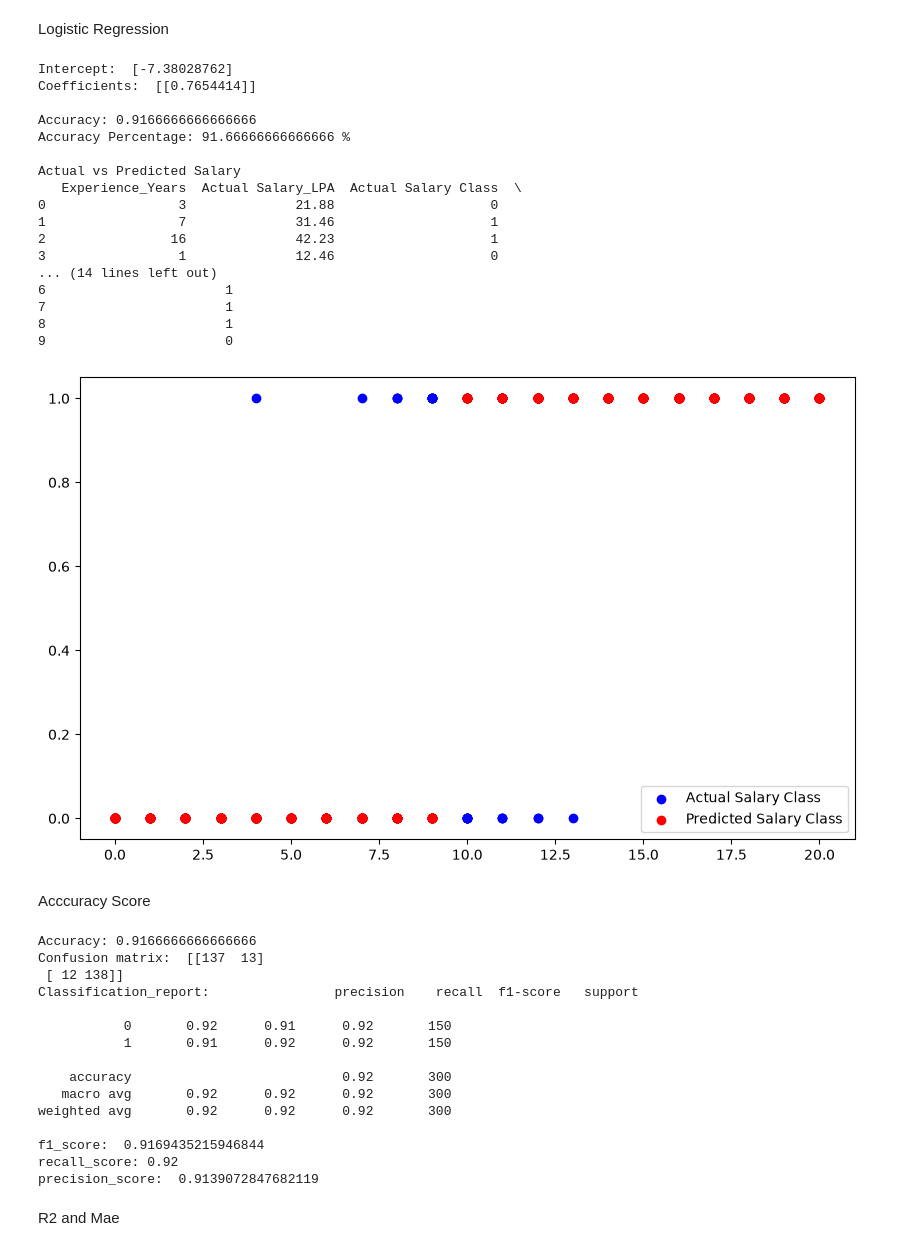
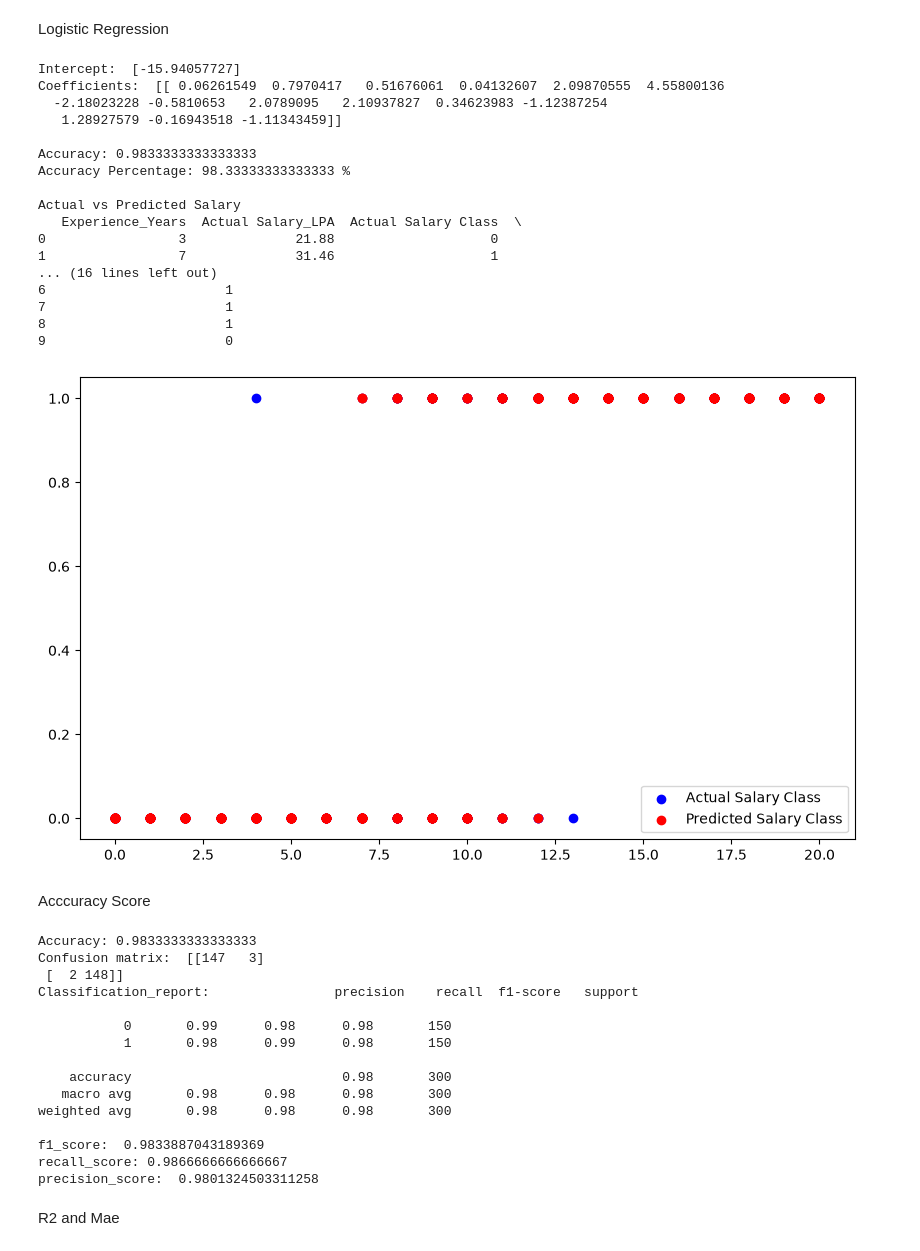
Before and after one commit to asifrahmanshaik27/AIML-PROJECT, a Jupyter notebook: Logistic_Regression.ipynb, the cells around one changed output. Saved outputs shown, nothing was run; the diff lists cells and outputs as text; code cells hidden in the pictures.

```diff
--- a/Logistic_Regression.ipynb
+++ b/Logistic_Regression.ipynb
@@ -51,8 +51,24 @@ from sklearn.metrics import accuracy_score
 df["Salary_Class"] = (
     df["Salary_LPA"] >= df["Salary_LPA"].median()
 ).astype(int)
+X = df[
+    [
+        'Age',
+        'Experience_Years',
+        'Education_Level',
+        'Job_Level',
+        'Department',
+        'Performance_Score',
+        'Weekly_Working_Hours'
+    ]
+]
 
-X = df[["Experience_Years"]]
+y = df['Salary_Class']
+X = pd.get_dummies(
+    X,
+    columns=['Education_Level', 'Job_Level', 'Department'],
+    drop_first=True
+)
 y = df["Salary_Class"]
 
 X_train, X_test, y_train, y_test = train_test_split(
@@ -88,41 +104,41 @@ print(results.head(10))
 
 plt.figure(figsize=(10, 6))
 plt.scatter(
     X_test["Experience_Years"],
     y_test,
     color="blue",
     label="Actual Salary Class"
 )
 plt.scatter(
     X_test["Experience_Years"],
     y_pred,
     color="red",
     label="Predicted Salary Class"
 )
 plt.xlabel = ("Experience_Years")
 plt.ylabel = ("Salary Class")
 plt.title = ("Actual vs Predicted Salary Class")
 plt.legend()
 plt.show()
 # %% [output]
-Intercept:  [-7.38028762]
-Coefficients:  [[0.7654414]]
+Intercept:  [-15.94057727]
+Coefficients:  [[ 0.06261549  0.7970417   0.51676061  0.04132607  2.09870555  4.55800136
+  -2.18023228 -0.5810653   2.0789095   2.10937827  0.34623983 -1.12387254
+   1.28927579 -0.16943518 -1.11343459]]
 
-Accuracy: 0.9166666666666666
-Accuracy Percentage: 91.66666666666666 %
+Accuracy: 0.9833333333333333
+Accuracy Percentage: 98.33333333333333 %
 
 Actual vs Predicted Salary
    Experience_Years  Actual Salary_LPA  Actual Salary Class  \
 0                 3              21.88                    0
 1                 7              31.46                    1
-2                16              42.23                    1
-3                 1              12.46                    0
-... (14 lines left out)
+... (16 lines left out)
 6                       1
 7                       1
 8                       1
 9                       0
-[figure, old version]
+[figure, new version]
 # %%
 from sklearn.metrics import accuracy_score , confusion_matrix , classification_report , f1_score , recall_score , precision_score
 # %% [markdown]
@@ -141,21 +157,21 @@ print("recall_score:",recall_score)
 precision_score = precision_score(y_test,y_pred)
 print("precision_score: ",precision_score)
 # %% [output]
-Accuracy: 0.9166666666666666
-Confusion matrix:  [[137  13]
- [ 12 138]]
+Accuracy: 0.9833333333333333
+Confusion matrix:  [[147   3]
+ [  2 148]]
 Classification_report:                precision    recall  f1-score   support
 
-           0       0.92      0.91      0.92       150
-           1       0.91      0.92      0.92       150
+           0       0.99      0.98      0.98       150
+           1       0.98      0.99      0.98       150
 
-    accuracy                           0.92       300
-   macro avg       0.92      0.92      0.92       300
-weighted avg       0.92      0.92      0.92       300
+    accuracy                           0.98       300
+   macro avg       0.98      0.98      0.98       300
+weighted avg       0.98      0.98      0.98       300
 
-f1_score:  0.9169435215946844
-recall_score: 0.92
-precision_score:  0.9139072847682119
+f1_score:  0.9833887043189369
+recall_score: 0.9866666666666667
+precision_score:  0.9801324503311258
 # %% [markdown]
 R2 and Mae
 # %%
```
Also changed, not shown: parts of 2 cells of this notebook.
